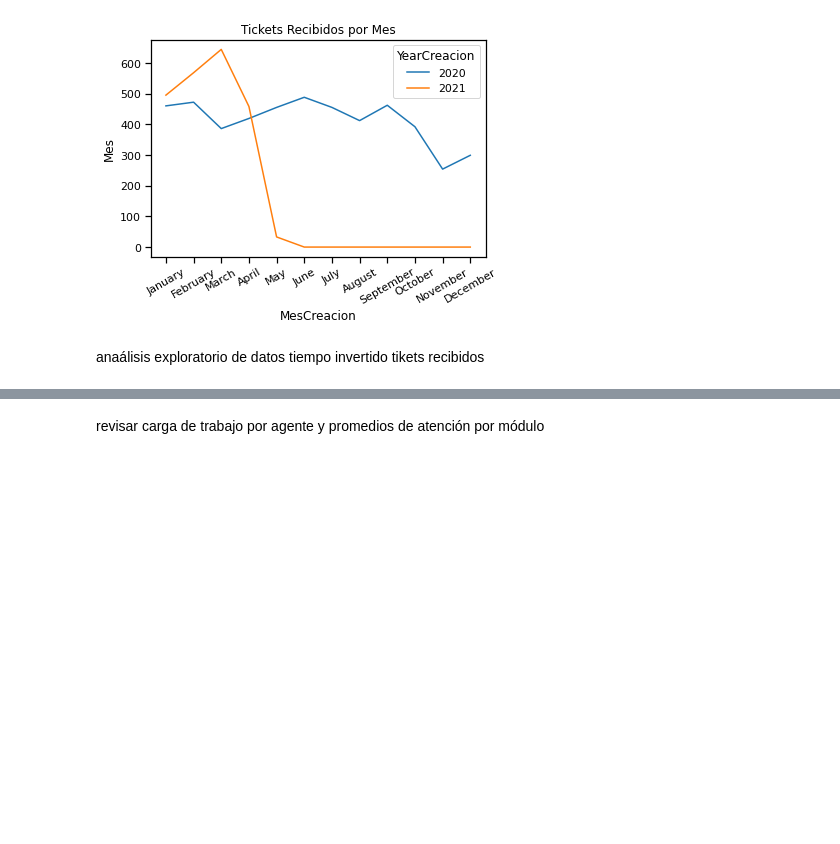
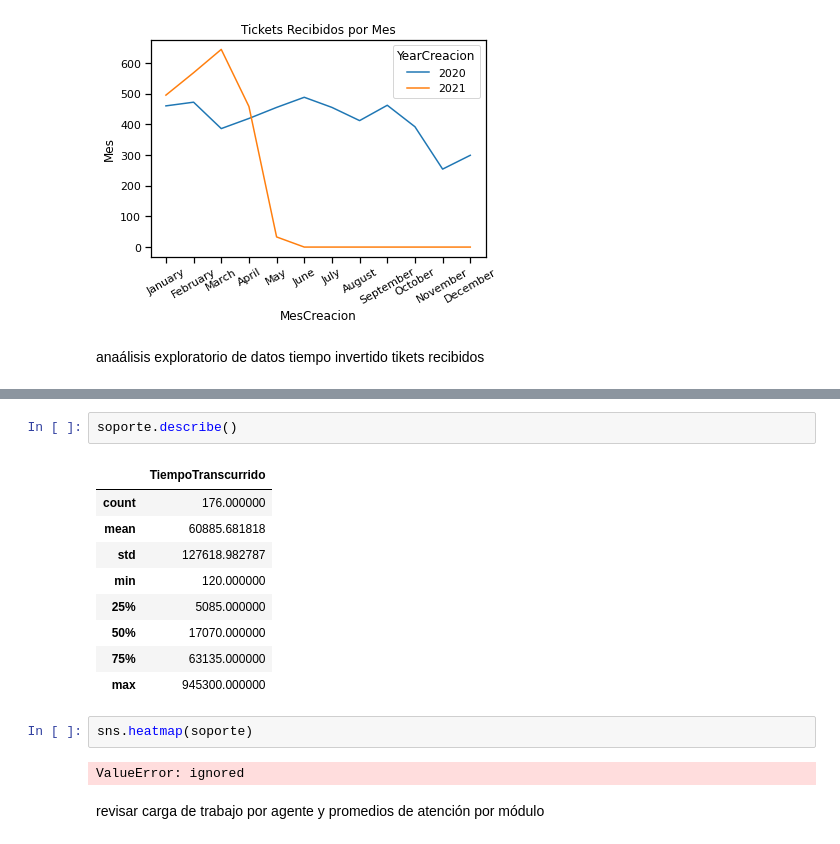
Before and after one commit to earandir/Data-Analyst, a Jupyter notebook: Modulo04/CheckPoint/Proyecto_CheckPoint.ipynb, the cells around one changed output, grey strips where cells are left out. Cells and saved outputs as stored; diff of their text form; blank space fills up the shorter version.

```diff
--- a/Modulo04/CheckPoint/Proyecto_CheckPoint.ipynb
+++ b/Modulo04/CheckPoint/Proyecto_CheckPoint.ipynb
@@ -239,3 +275,19 @@ tikets recibidos
+# %%
+soporte.describe()
+# %% [output]
+|  | TiempoTranscurrido |
+| count | 176.000000 |
+| mean | 60885.681818 |
+| std | 127618.982787 |
+| min | 120.000000 |
+| 25% | 5085.000000 |
+| 50% | 17070.000000 |
+| 75% | 63135.000000 |
+| max | 945300.000000 |
+# %%
+sns.heatmap(soporte)
+# %% [output]
+ValueError: ignored
 # %% [markdown]
 revisar carga de trabajo por agente y promedios de atención por módulo
 # %% [markdown]
```
Also changed, not shown: parts of 7 cells of this notebook.
